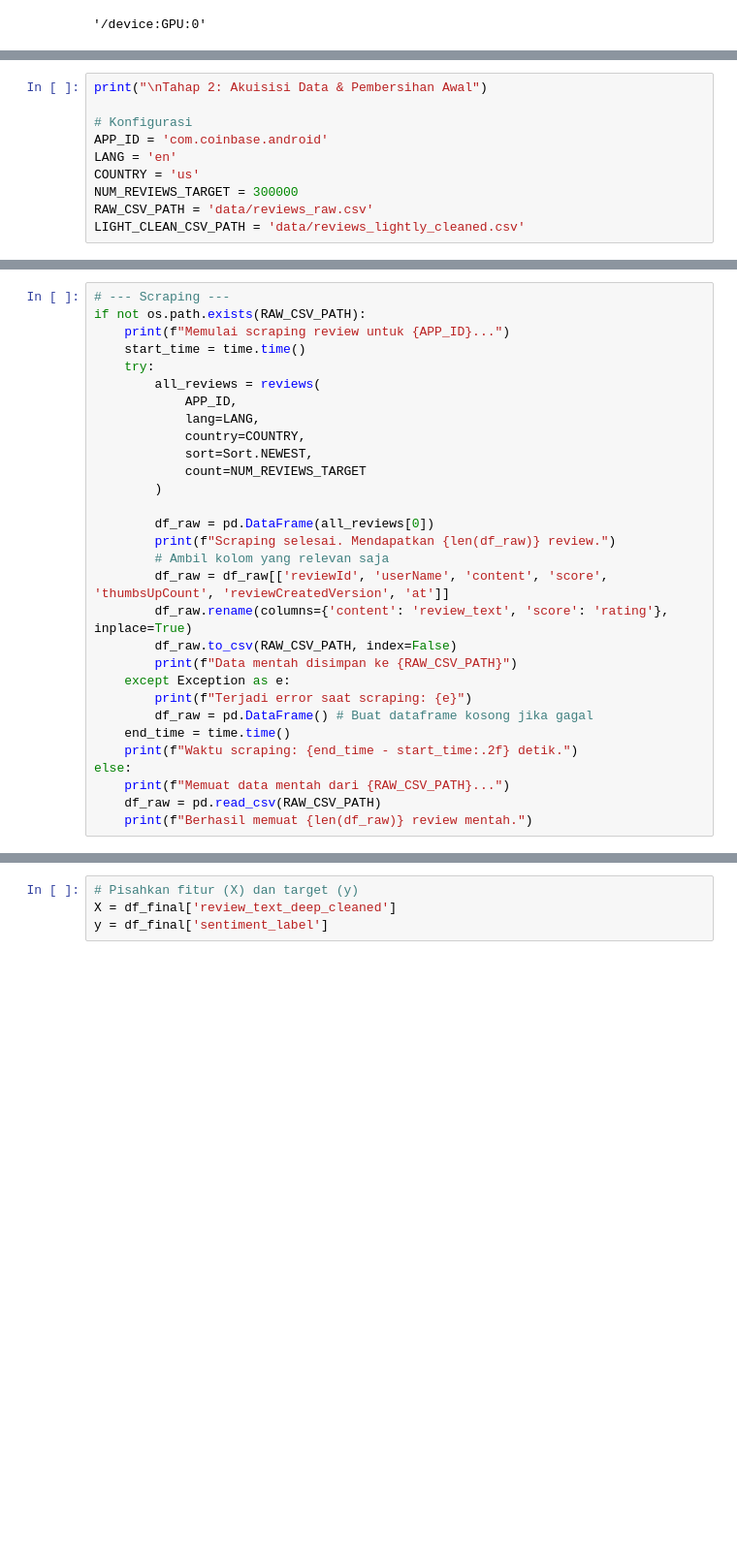
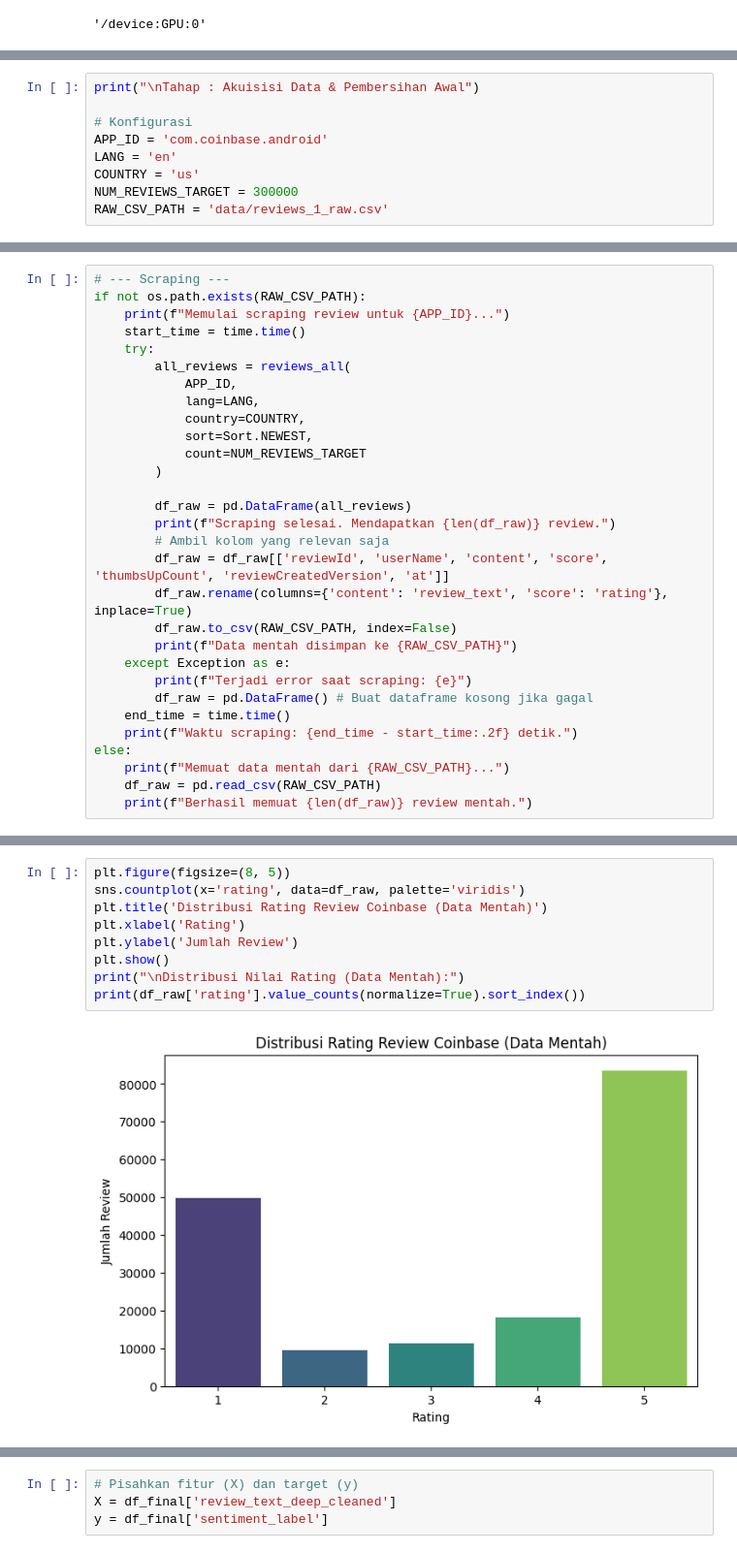
Before and after one commit to maybeitsai/coinbase-sentiment-analysis, a Jupyter notebook: sentiment-analysis.ipynb, the cells around one changed output, grey strips where cells are left out. Shown at 97% size. Saved outputs shown, nothing was run; the diff lists cells and outputs as text; blank space fills up the shorter version.

```diff
--- a/sentiment-analysis.ipynb
+++ b/sentiment-analysis.ipynb
@@ -127,11 +129,10 @@ tf.test.gpu_device_name()
 # %%
-print("\nTahap 2: Akuisisi Data & Pembersihan Awal")
+print("\nTahap : Akuisisi Data & Pembersihan Awal")
 
 # Konfigurasi
 APP_ID = 'com.coinbase.android'
 LANG = 'en'
 COUNTRY = 'us'
 NUM_REVIEWS_TARGET = 300000
-RAW_CSV_PATH = 'data/reviews_raw.csv'
-LIGHT_CLEAN_CSV_PATH = 'data/reviews_lightly_cleaned.csv'
+RAW_CSV_PATH = 'data/reviews_1_raw.csv'
 # %% [output]
@@ -142,7 +143,7 @@ if not os.path.exists(RAW_CSV_PATH):
     print(f"Memulai scraping review untuk {APP_ID}...")
     start_time = time.time()
     try:
-        all_reviews = reviews(
+        all_reviews = reviews_all(
             APP_ID,
             lang=LANG,
             country=COUNTRY,
@@ -150,7 +151,7 @@ if not os.path.exists(RAW_CSV_PATH):
             count=NUM_REVIEWS_TARGET
         )
 
-        df_raw = pd.DataFrame(all_reviews[0])
+        df_raw = pd.DataFrame(all_reviews)
         print(f"Scraping selesai. Mendapatkan {len(df_raw)} review.")
         # Ambil kolom yang relevan saja
         df_raw = df_raw[['reviewId', 'userName', 'content', 'score', 'thumbsUpCount', 'reviewCreatedVersion', 'at']]
@@ -213,0 +211,11 @@ Berhasil memuat 138244 review hasil pembersihan awal.
+# %%
+plt.figure(figsize=(8, 5))
+sns.countplot(x='rating', data=df_raw, palette='viridis')
+plt.title('Distribusi Rating Review Coinbase (Data Mentah)')
+plt.xlabel('Rating')
+plt.ylabel('Jumlah Review')
+plt.show()
+print("\nDistribusi Nilai Rating (Data Mentah):")
+print(df_raw['rating'].value_counts(normalize=True).sort_index())
+# %% [output]
+[figure, added]
```
Also changed, not shown: parts of 67 cells of this notebook.
